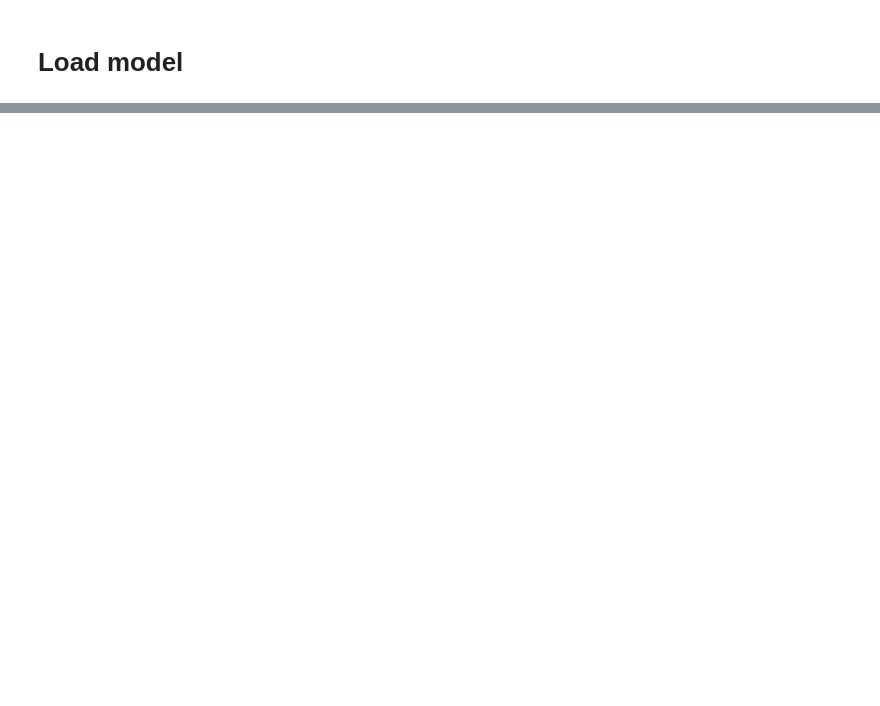
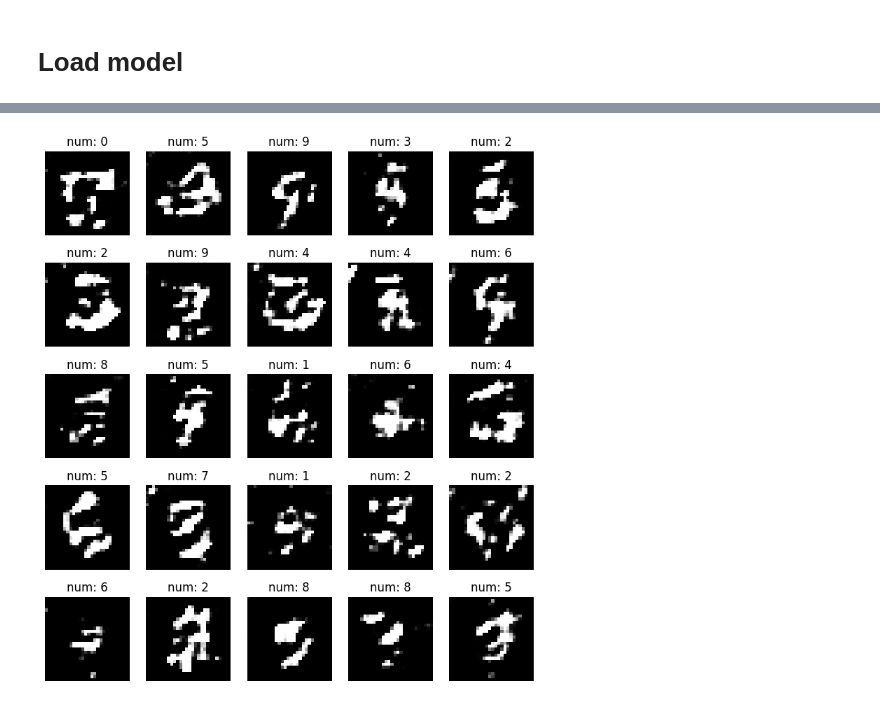
Before and after one commit to FokaKefir/KepKreator, a Jupyter notebook: MNIST_GAN.ipynb, the cells around one changed output, grey strips where cells are left out. Cells and saved outputs as stored; diff of their text form; code cells hidden in the pictures; blank space fills up the shorter version.

```diff
--- a/MNIST_GAN.ipynb
+++ b/MNIST_GAN.ipynb
@@ -145,6 +58,0 @@ def generate_real_samples(dataset, n_samples):
-# %%
-def generate_latent_points(latent_dim, n_samples, n_classes=10):
-  x_input = np.random.randn(latent_dim * n_samples)
-  x_input = x_input.reshape(n_samples, latent_dim)
-  x_labels = np.random.randint(0, n_classes, n_samples)
-  return [x_input, x_labels]
@@ -153,11 +58,0 @@ def generate_latent_points(latent_dim, n_samples, n_classes=10):
-# %%
-def generate_fake_samples(generator, latent_dim, n_samples):
-  # generate points in latent space
-  x_input, x_labels = generate_latent_points(latent_dim, n_samples)
-
-  # predict outputs
-  imgs = generator.predict([x_input, x_labels])
-
-  # create class labels
-  y = np.zeros((n_samples, 1))
-  return [imgs, x_labels], y
@@ -417,0 +331,7 @@ WARNING:tensorflow:No training configuration found in the save file, so the mode
+# %%
+e = 1
+cgan = CGAN(latent_dim=100, n_classes=10)
+cgan.load_models(f'models/{e:02d}/generator.h5', f'models/{e:02d}/discriminator.h5')
+cgan.sample_images(method='show')
+# %% [output]
+[figure, added]
```
Also changed, not shown: parts of 39 cells of this notebook.
